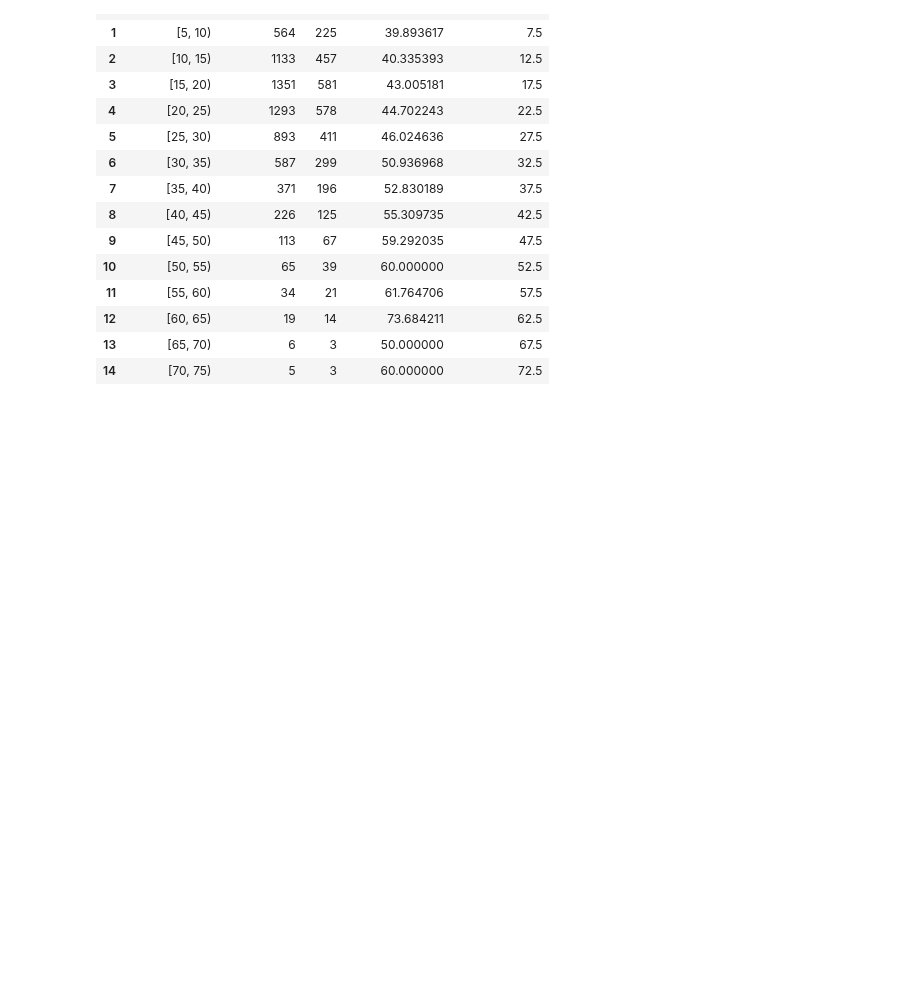
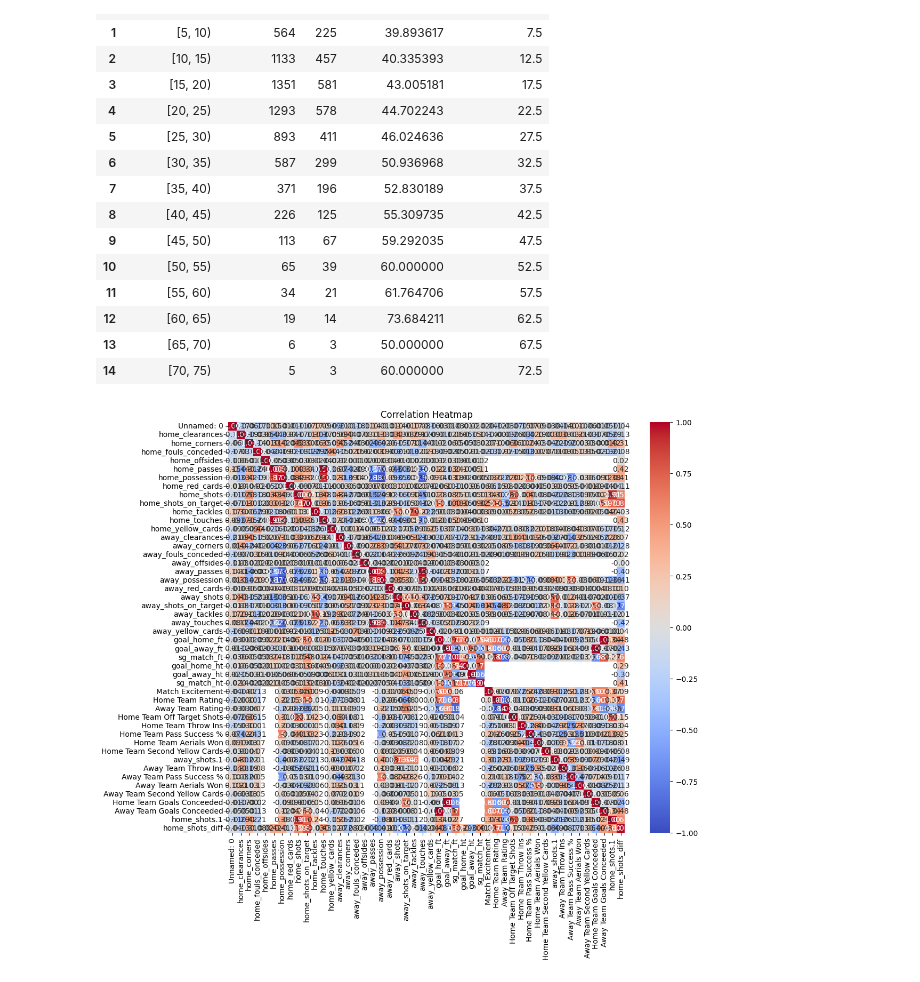
Before and after one commit to 1shaked/year_3, a Jupyter notebook: BI/ETL/df_full_premierleague.ipynb, the cells around one changed output. Cells and saved outputs as stored; diff of their text form; code cells hidden in the pictures; blank space fills up the shorter version.

```diff
--- a/BI/ETL/df_full_premierleague.ipynb
+++ b/BI/ETL/df_full_premierleague.ipynb
@@ -494,3 +494,15 @@ clearance_data_binned
 | 12 | [60, 65) | 19 | 14 | 73.684211 | 62.5 |
 | 13 | [65, 70) | 6 | 3 | 50.000000 | 67.5 |
 | 14 | [70, 75) | 5 | 3 | 60.000000 | 72.5 |
+# %%
+numeric_columns = df.select_dtypes(include=['number'])
+numeric_columns_cols = list(filter(lambda x: '_avg_' not in x and '_acum_' not in x, numeric_columns.columns))
+numeric_columns = numeric_columns[numeric_columns_cols]
+# Calculate the correlation matrix
+df_corr = numeric_columns.corr()
+plt.figure(figsize=(12, 10))
+sns.heatmap(df_corr, annot=True, cmap='coolwarm', fmt='.2f')
+plt.title('Correlation Heatmap')
+plt.show()
+# %% [output]
+[figure, added]
```
Also changed, not shown: parts of 1 cell of this notebook, 2 other files.
